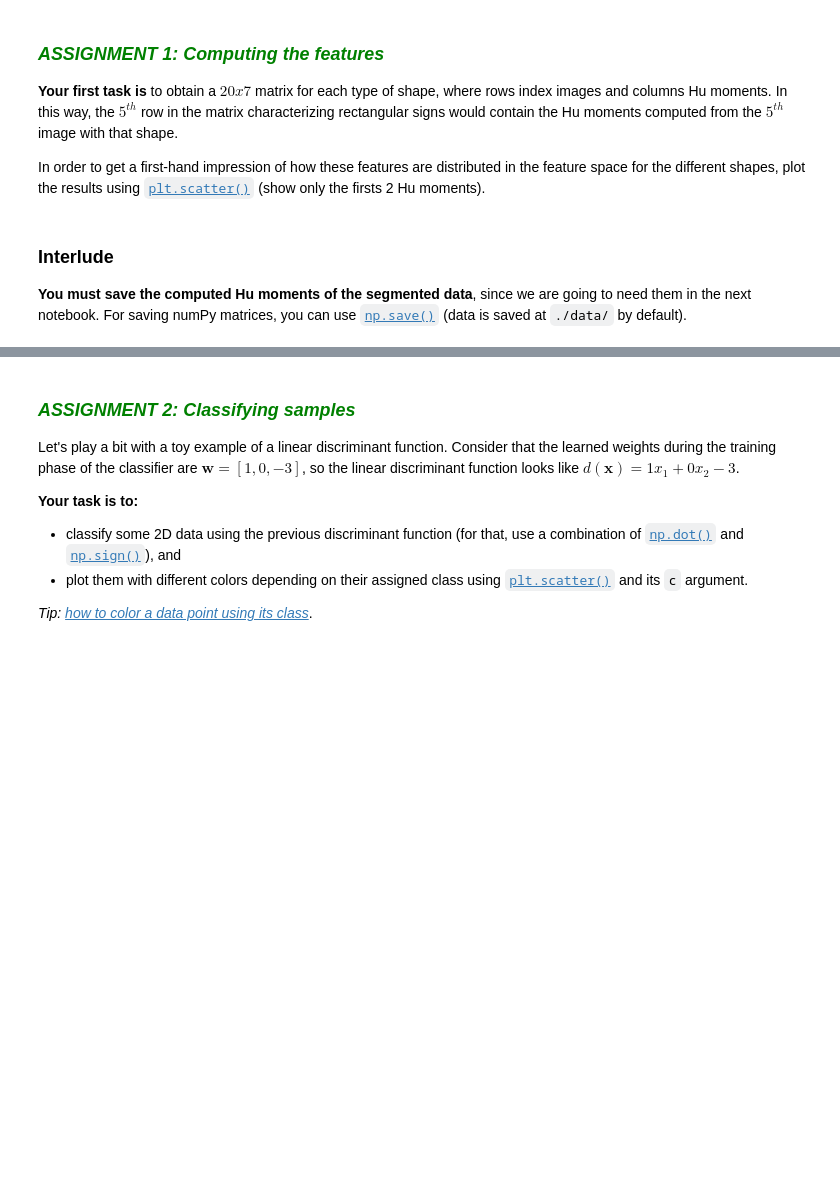
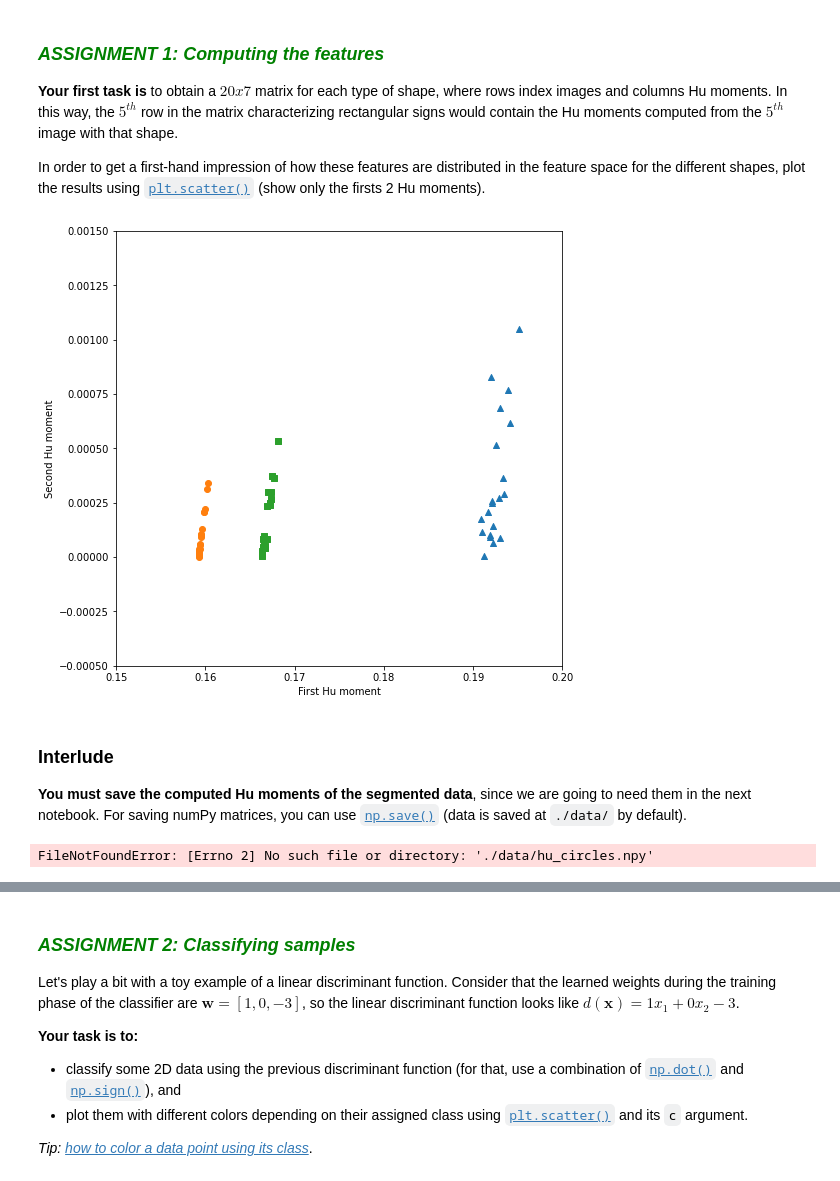
Before and after one commit to machuwey/uma_cv_2022, a Jupyter notebook: Chapter 07. Object Recognition/7.1 Discriminant functions.ipynb, the cells around one changed output, grey strips where cells are left out. Saved outputs shown, nothing was run; the diff lists cells and outputs as text; code cells hidden in the pictures; blank space fills up the shorter version.

```diff
--- a/Chapter 07. Object Recognition/7.1 Discriminant functions.ipynb
+++ b/Chapter 07. Object Recognition/7.1 Discriminant functions.ipynb
@@ -132,37 +134,39 @@ def image_moments(region):
 # %%
 # Compute Hu moments for circle shape
 hu_circles = np.zeros((20,7))
 
 for i in range(20):
-    img = cv2.imread(images_path + "circles/" + str(None) + ".png", 0)
-    moments = image_moments(None)
-    hu_circles[None,None] = cv2.HuMoments(None).flatten()
+    img = cv2.imread(images_path + "circles/" + str(i) + ".png", 0)
+    moments = image_moments(img)
+    hu_circles[i,:] = cv2.HuMoments(moments).flatten()
 
 # Compute Hu moments for square shape
 hu_squares = np.zeros((20,7))
 
 for i in range(20):
-    img = cv2.imread(images_path + "squares/" + str(None) + ".png", 0)
-    moments = image_moments(None)
-    hu_squares[None,None] = cv2.HuMoments(None).flatten()
+    img = cv2.imread(images_path + "squares/" + str(i) + ".png", 0)
+    moments = image_moments(img)
+    hu_squares[i,:] = cv2.HuMoments(moments).flatten()
 
 # Compute Hu moments hor triangle shape
 hu_triangles = np.zeros((20,7))
 
 for i in range(20):
-    img = cv2.imread(images_path + "triangles/" + str(None) + ".png", 0)
-    moments = image_moments(None)
-    hu_triangles[None,None] = cv2.HuMoments(None).flatten()
+    img = cv2.imread(images_path + "triangles/" + str(i) + ".png", 0)
+    moments = image_moments(img)
+    hu_triangles[i,:] = cv2.HuMoments(moments).flatten()
 
 # Define plot axis
 plt.axis([0.15, 0.2, -0.0005, 0.0015])
 
 # Plot firsts two Hu moments
 plt.xlabel("First Hu moment")
 plt.ylabel("Second Hu moment")
-plt.scatter(hu_triangles[None,None],hu_triangles[None,None],marker="^")
-plt.scatter(hu_circles[None,None],hu_circles[None,None], marker="o")
-plt.scatter(hu_squares[None,None],hu_squares[None,None], marker="s");
+plt.scatter(hu_triangles[:,0],hu_triangles[:,1],marker="^")
+plt.scatter(hu_circles[:,0],hu_circles[:,1], marker="o")
+plt.scatter(hu_squares[:,0],hu_squares[:,1], marker="s");
+# %% [output]
+[figure, added]
 # %% [markdown]
 ### Interlude
 
@@ -171,6 +175,8 @@ plt.scatter(hu_squares[None,None],hu_squares[None,None], marker="s");
 np.save("./data/hu_circles.npy",hu_circles)
 np.save("./data/hu_triangles.npy",hu_triangles)
 np.save("./data/hu_squares.npy",hu_squares)
+# %% [output]
+FileNotFoundError: [Errno 2] No such file or directory: './data/hu_circles.npy'
 # %% [markdown]
 ## 7.1.1 Linear discriminant functions <a id="711"></a>
 
```
Also changed, not shown: parts of 6 cells of this notebook, 4 other files.
